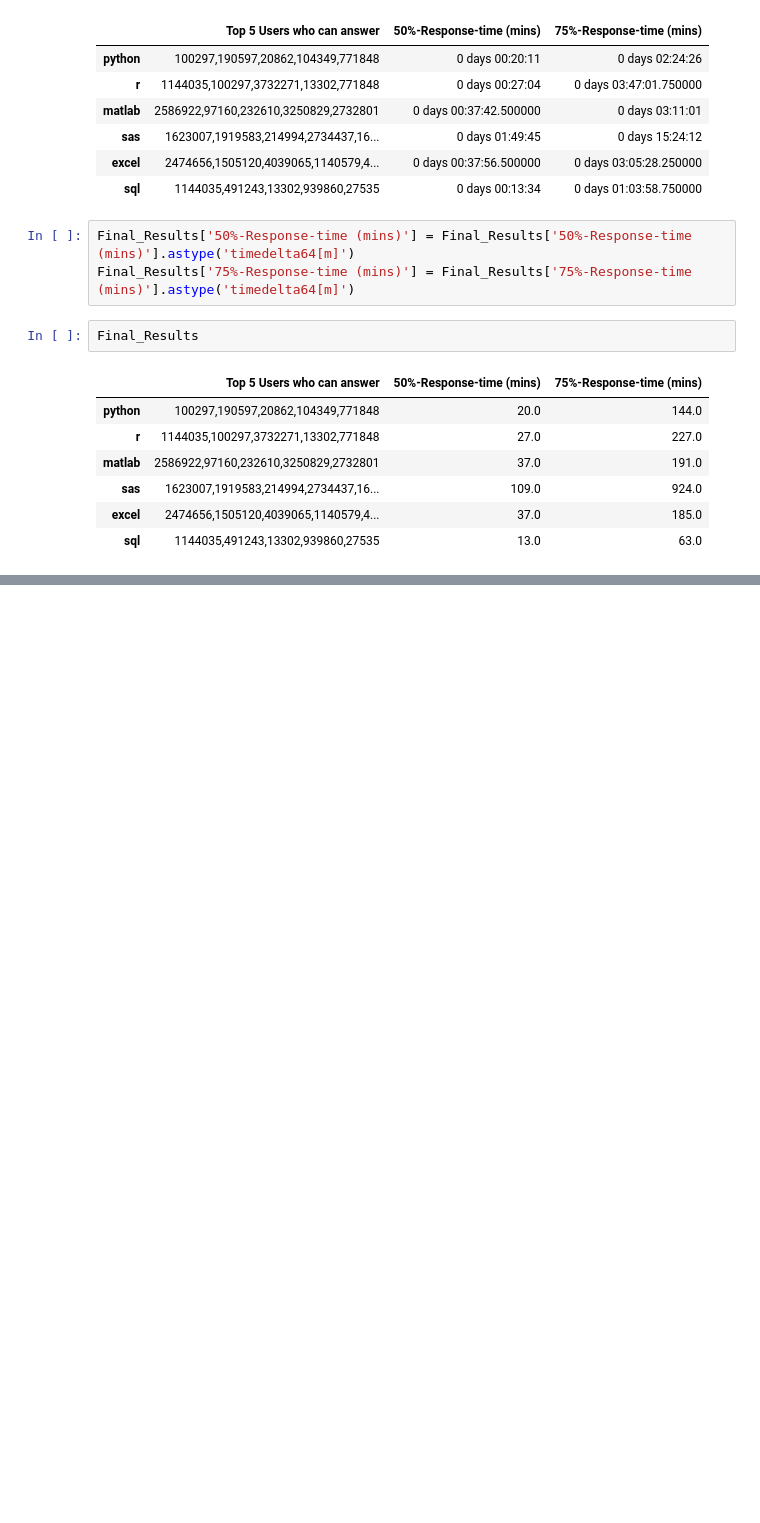
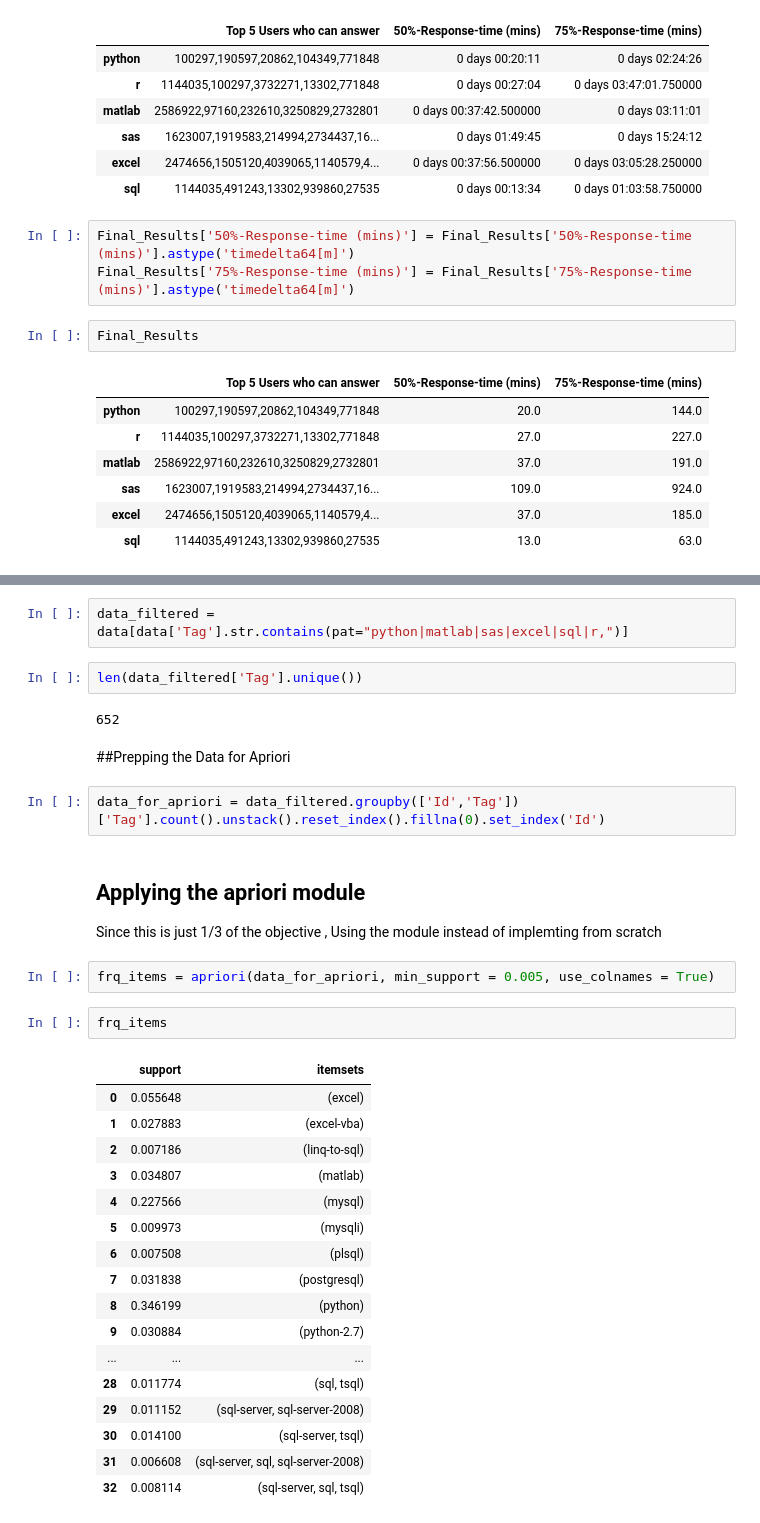
Before and after one commit to prajwalpai/Upgrad-Assignments, a Jupyter notebook: SO_Assignment.ipynb, the cells around one changed output, grey strips where cells are left out. Drawn from its saved outputs; the diff is of its cells as text; blank space fills up the shorter version.

```diff
--- a/SO_Assignment.ipynb
+++ b/SO_Assignment.ipynb
@@ -669,0 +730,35 @@ Final_Results
+# %%
+data_filtered = data[data['Tag'].str.contains(pat="python|matlab|sas|excel|sql|r,")]
+# %%
+len(data_filtered['Tag'].unique())
+# %% [output]
+652
+# %% [markdown]
+##Prepping the Data for Apriori
+# %%
+data_for_apriori = data_filtered.groupby(['Id','Tag'])['Tag'].count().unstack().reset_index().fillna(0).set_index('Id')
+# %% [markdown]
+## Applying the apriori module
+Since this is just 1/3 of the objective , Using the module instead of implemting from scratch
+# %%
+frq_items = apriori(data_for_apriori, min_support = 0.005, use_colnames = True)
+# %%
+frq_items
+# %% [output]
+|  | support | itemsets |
+| 0 | 0.055648 | (excel) |
+| 1 | 0.027883 | (excel-vba) |
+| 2 | 0.007186 | (linq-to-sql) |
+| 3 | 0.034807 | (matlab) |
+| 4 | 0.227566 | (mysql) |
+| 5 | 0.009973 | (mysqli) |
+| 6 | 0.007508 | (plsql) |
+| 7 | 0.031838 | (postgresql) |
+| 8 | 0.346199 | (python) |
+| 9 | 0.030884 | (python-2.7) |
+| ... | ... | ... |
+| 28 | 0.011774 | (sql, tsql) |
+| 29 | 0.011152 | (sql-server, sql-server-2008) |
+| 30 | 0.014100 | (sql-server, tsql) |
+| 31 | 0.006608 | (sql-server, sql, sql-server-2008) |
+| 32 | 0.008114 | (sql-server, sql, tsql) |
```
Also changed, not shown: parts of 39 cells of this notebook.
